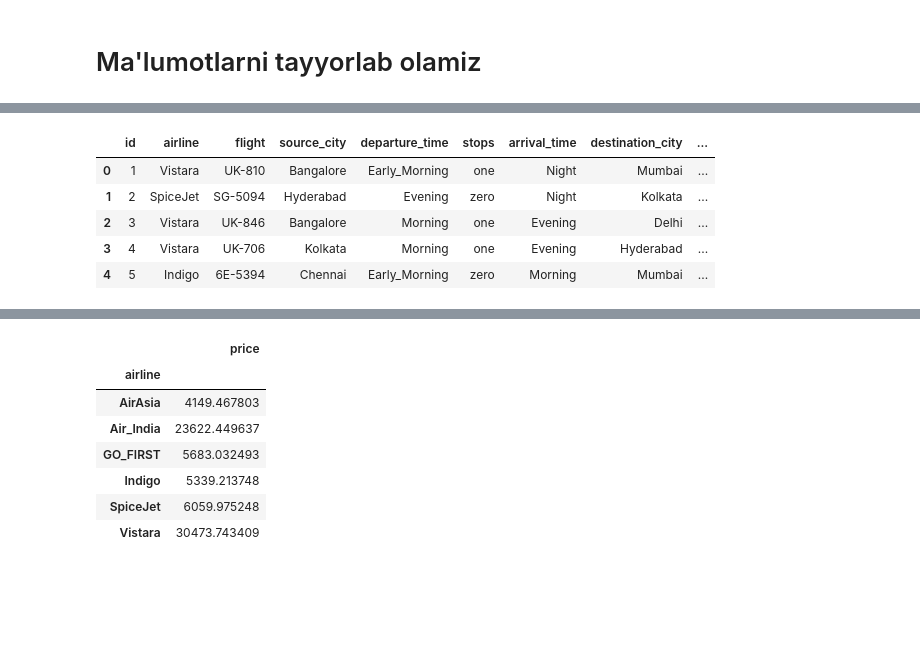
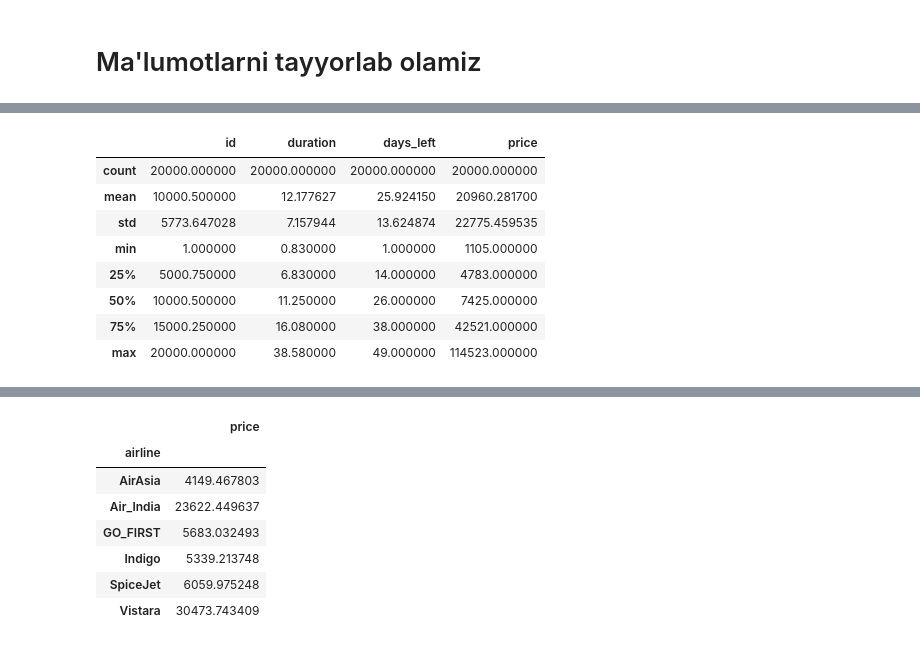
Before and after one commit to Raxmatillo/mohirdev, a Jupyter notebook: aviachiptabashorat.ipynb, the cells around one changed output, grey strips where cells are left out. Cells and saved outputs as stored; diff of their text form; code cells hidden in the pictures; blank space fills up the shorter version.

```diff
--- a/aviachiptabashorat.ipynb
+++ b/aviachiptabashorat.ipynb
@@ -32,9 +40,12 @@ sample = pd.read_csv('/kaggle/input/aviachipta-narxini-bashorat-qilish/sample_so
 # %%
-train.head()
+train.describe()
 # %% [output]
-|  | id | airline | flight | source_city | departure_time | stops | arrival_time | destination_city | ... |
-| 0 | 1 | Vistara | UK-810 | Bangalore | Early_Morning | one | Night | Mumbai | ... |
-| 1 | 2 | SpiceJet | SG-5094 | Hyderabad | Evening | zero | Night | Kolkata | ... |
-| 2 | 3 | Vistara | UK-846 | Bangalore | Morning | one | Evening | Delhi | ... |
-| 3 | 4 | Vistara | UK-706 | Kolkata | Morning | one | Evening | Hyderabad | ... |
-| 4 | 5 | Indigo | 6E-5394 | Chennai | Early_Morning | zero | Morning | Mumbai | ... |
+|  | id | duration | days_left | price |
+| count | 20000.000000 | 20000.000000 | 20000.000000 | 20000.000000 |
+| mean | 10000.500000 | 12.177627 | 25.924150 | 20960.281700 |
+| std | 5773.647028 | 7.157944 | 13.624874 | 22775.459535 |
+| min | 1.000000 | 0.830000 | 1.000000 | 1105.000000 |
+| 25% | 5000.750000 | 6.830000 | 14.000000 | 4783.000000 |
+| 50% | 10000.500000 | 11.250000 | 26.000000 | 7425.000000 |
+| 75% | 15000.250000 | 16.080000 | 38.000000 | 42521.000000 |
+| max | 20000.000000 | 38.580000 | 49.000000 | 114523.000000 |
```
Also changed, not shown: parts of 23 cells of this notebook.
